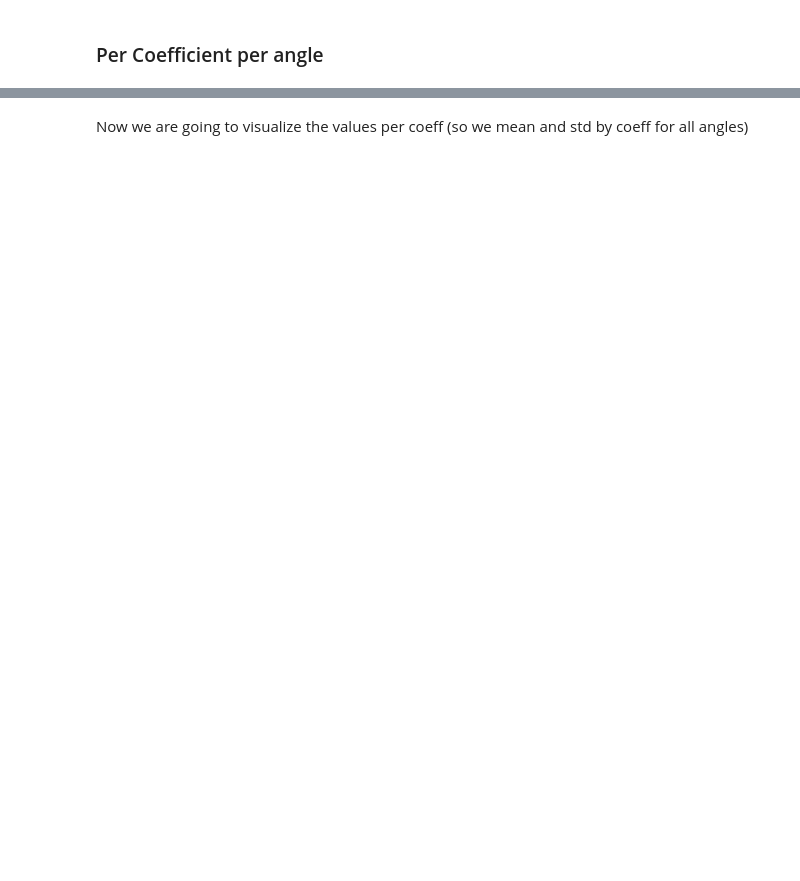
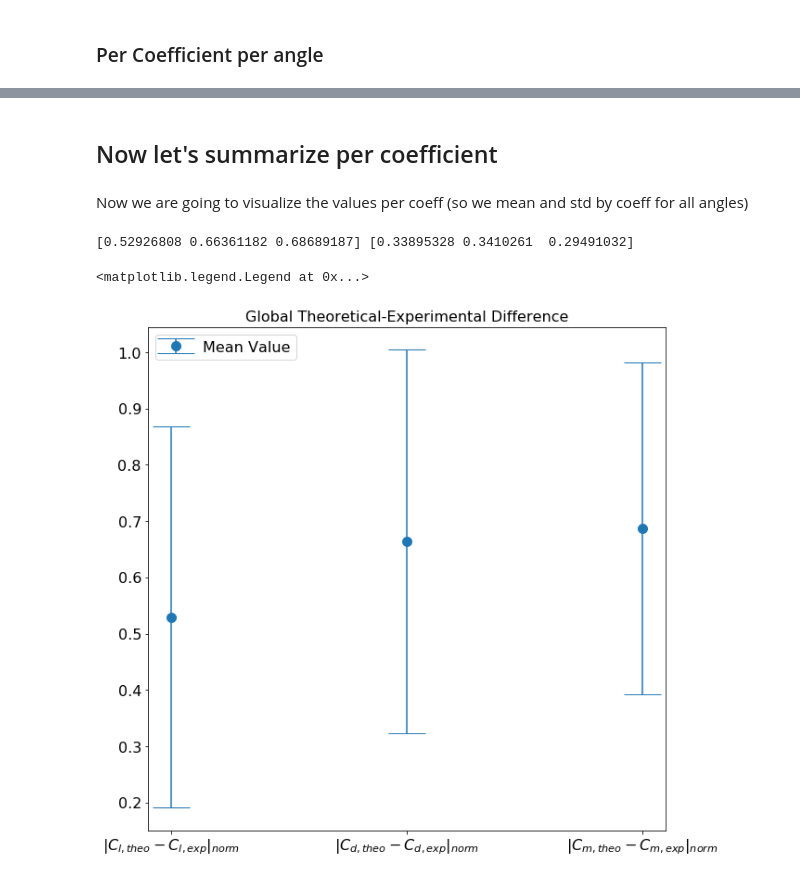
Before and after one commit to sercharpak/NFS_P2, a Jupyter notebook: NFS-P2-Comparison.ipynb, the cells around one changed output, grey strips where cells are left out. Cells and saved outputs as stored; diff of their text form; code cells hidden in the pictures; blank space fills up the shorter version.

```diff
--- a/NFS-P2-Comparison.ipynb
+++ b/NFS-P2-Comparison.ipynb
@@ -428,2 +435,25 @@ for x_mean, x_std, header in zip(mean_theo_exp.T, std_theo_exp.T, header_columns
+# %% [markdown]
+## Now let's summarize per coefficient
 # %% [markdown]
 Now we are going to visualize the values per coeff (so we mean and std by coeff for all angles)
+# %%
+position_coeff = np.arange(3)+1
+tick_labels = []
+for header in header_columns_theo_exp:
+    tick_labels.append(r'$'+header+'$')
+# %%
+mean_alpha_theo_exp = np.nanmean(theo_exp_all,axis=(0,1))
+std_alpha_theo_exp = np.nanstd(theo_exp_all,axis=(0,1))
+print(mean_alpha_theo_exp,std_alpha_theo_exp)
+# %% [output]
+[0.52926808 0.66361182 0.68689187] [0.33895328 0.3410261  0.29491032]
+# %%
+fig = plt.figure(figsize=(10,10))
+plt.errorbar(position_coeff,mean_alpha_theo_exp,std_alpha_theo_exp,fmt='o',markersize=10, capsize=20,label=r'Mean Value')
+plt.xticks(position_coeff, tick_labels)
+plt.tick_params(labelsize=16)
+plt.title("Global Theoretical-Experimental Difference", fontsize='16')
+plt.legend(fontsize='16')
+# %% [output]
+<matplotlib.legend.Legend at 0x...>
+[figure, added]
```
Also changed, not shown: parts of 10 cells of this notebook.
